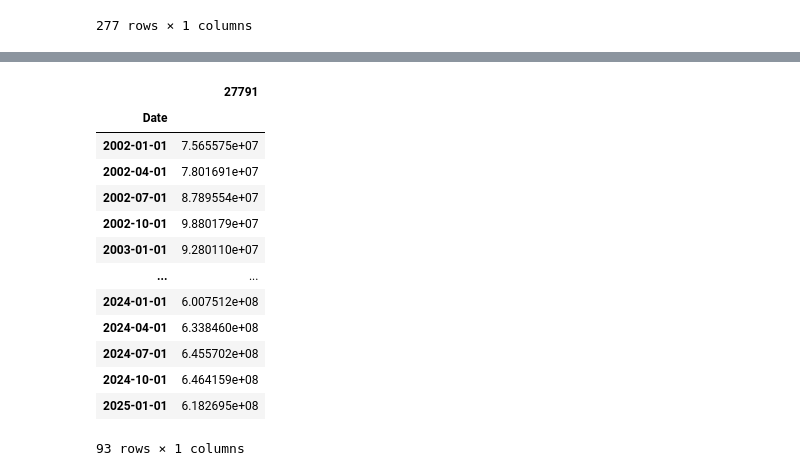
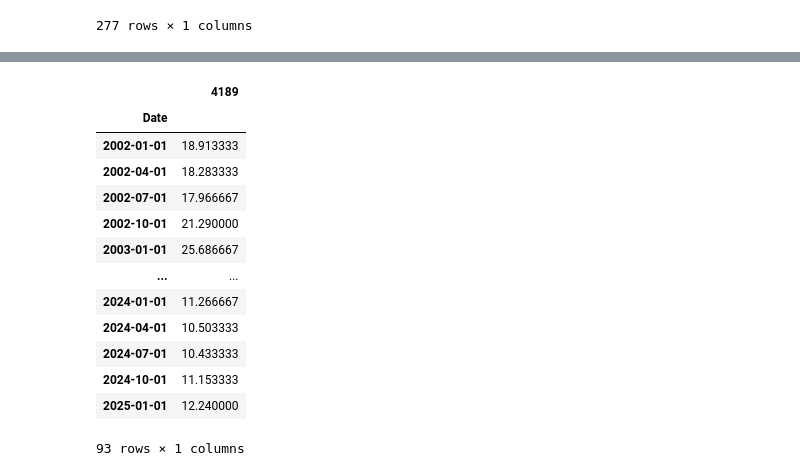
Before and after one commit to iagonmic/brazilian-monetary-aggregates-analysis, a Jupyter notebook: analysis.ipynb, the cells around one changed output, grey strips where cells are left out. Saved outputs shown, nothing was run; the diff lists cells and outputs as text; code cells hidden in the pictures.

```diff
--- a/analysis.ipynb
+++ b/analysis.ipynb
@@ -96,20 +94,3 @@ m1 = m1.resample('QE').mean().to_period("Q").to_timestamp("s")
 m2 = m2.resample('QE').mean().to_period("Q").to_timestamp("s")
 m3 = m3.resample('QE').mean().to_period("Q").to_timestamp("s")
 m4 = m4.resample('QE').mean().to_period("Q").to_timestamp("s")
-# %%
-m1.to_period("Q").to_timestamp("s")
-# %% [output]
-|  | 27791 |
-| Date |  |
-| 2002-01-01 | 7.565575e+07 |
-| 2002-04-01 | 7.801691e+07 |
-| 2002-07-01 | 8.789554e+07 |
-| 2002-10-01 | 9.880179e+07 |
-| 2003-01-01 | 9.280110e+07 |
-| ... | ... |
-| 2024-01-01 | 6.007512e+08 |
-| 2024-04-01 | 6.338460e+08 |
-| 2024-07-01 | 6.455702e+08 |
-| 2024-10-01 | 6.464159e+08 |
-| 2025-01-01 | 6.182695e+08 |
-93 rows × 1 columns
@@ -115,0 +101,17 @@ m1.to_period("Q").to_timestamp("s")
+# %%
+selic
+# %% [output]
+|  | 4189 |
+| Date |  |
+| 2002-01-01 | 18.913333 |
+| 2002-04-01 | 18.283333 |
+| 2002-07-01 | 17.966667 |
+| 2002-10-01 | 21.290000 |
+| 2003-01-01 | 25.686667 |
+| ... | ... |
+| 2024-01-01 | 11.266667 |
+| 2024-04-01 | 10.503333 |
+| 2024-07-01 | 10.433333 |
+| 2024-10-01 | 11.153333 |
+| 2025-01-01 | 12.240000 |
+93 rows × 1 columns
```
Also changed, not shown: parts of 9 cells of this notebook.
